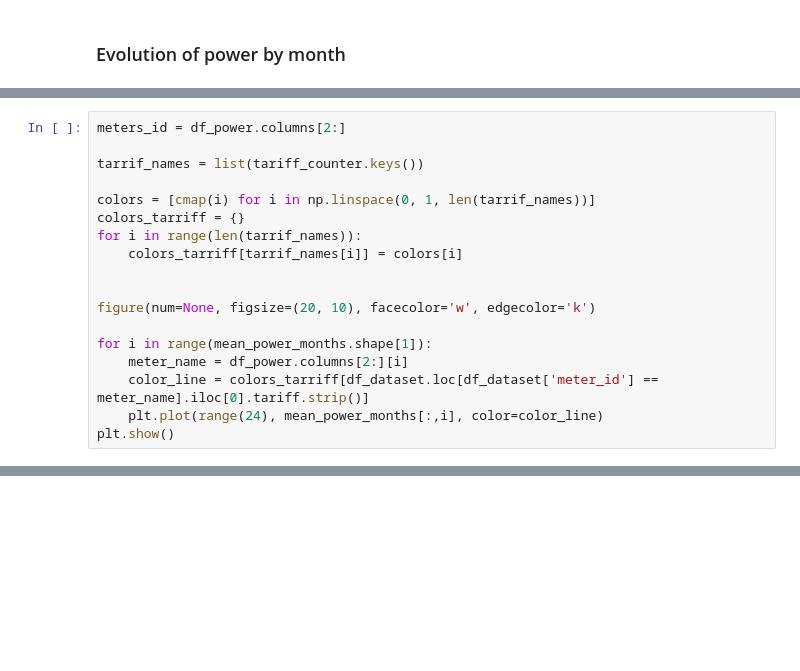
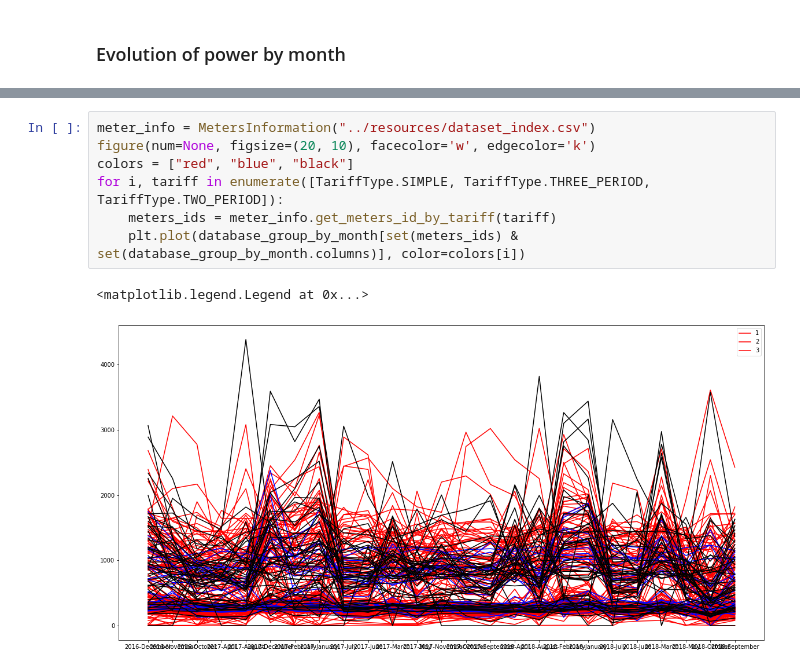
Before and after one commit to energy-army-knife/hack-the-electron-a, a Jupyter notebook: notebooks/dataset_analysis.ipynb, the cells around one changed output, grey strips where cells are left out. Cells and saved outputs as stored; diff of their text form; blank space fills up the shorter version.

```diff
--- a/notebooks/dataset_analysis.ipynb
+++ b/notebooks/dataset_analysis.ipynb
@@ -114,18 +96,0 @@ plt.show()
-# %%
-meters_id = df_power.columns[2:]
-
-tarrif_names = list(tariff_counter.keys())
-
-colors = [cmap(i) for i in np.linspace(0, 1, len(tarrif_names))]
-colors_tarriff = {}
-for i in range(len(tarrif_names)):
-    colors_tarriff[tarrif_names[i]] = colors[i]
-
-
-figure(num=None, figsize=(20, 10), facecolor='w', edgecolor='k')
-
-for i in range(mean_power_months.shape[1]):
-    meter_name = df_power.columns[2:][i]
-    color_line = colors_tarriff[df_dataset.loc[df_dataset['meter_id'] == meter_name].iloc[0].tariff.strip()]
-    plt.plot(range(24), mean_power_months[:,i], color=color_line)
-plt.show()
@@ -152,0 +109,10 @@ plt.show()
+# %%
+meter_info = MetersInformation("../resources/dataset_index.csv")
+figure(num=None, figsize=(20, 10), facecolor='w', edgecolor='k')
+colors = ["red", "blue", "black"]
+for i, tariff in enumerate([TariffType.SIMPLE, TariffType.THREE_PERIOD, TariffType.TWO_PERIOD]):
+    meters_ids = meter_info.get_meters_id_by_tariff(tariff)
+    plt.plot(database_group_by_month[set(meters_ids) & set(database_group_by_month.columns)], color=colors[i])
+# %% [output]
+<matplotlib.legend.Legend at 0x...>
+[figure, added]
```
Also changed, not shown: parts of 9 cells of this notebook, 2 other files.
